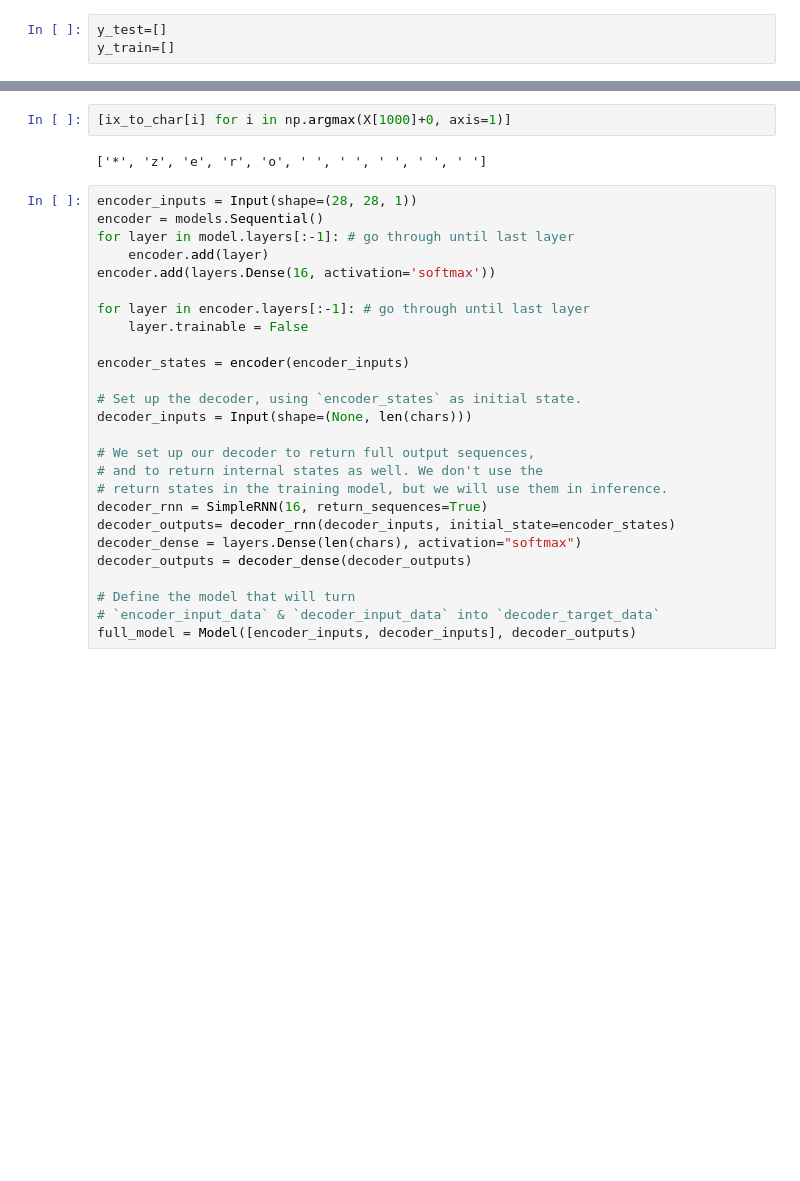
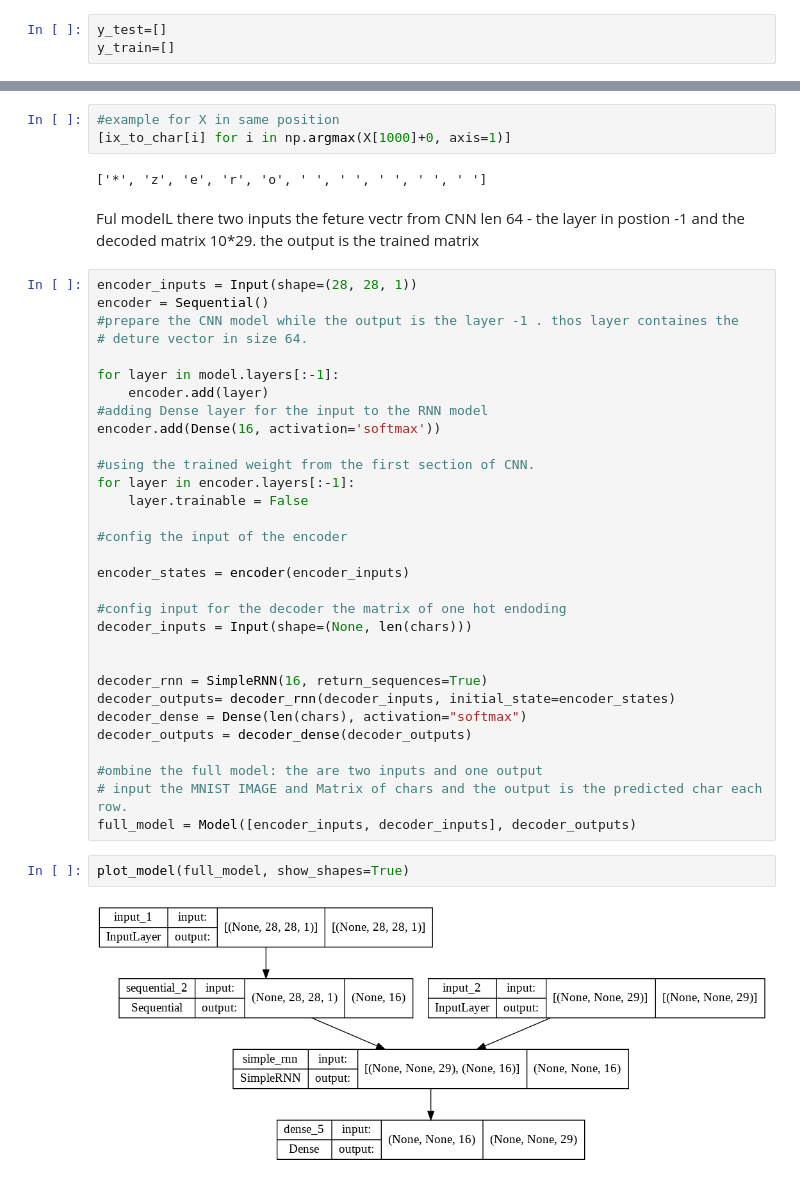
Before and after one commit to JustAlex5/deep_learning, a Jupyter notebook: Final_prj.ipynb, the cells around one changed output, grey strips where cells are left out. Cells and saved outputs as stored; diff of their text form; blank space fills up the shorter version.

```diff
--- a/Final_prj.ipynb
+++ b/Final_prj.ipynb
@@ -169,33 +175,45 @@ for i, seq in enumerate(y_train):
 # %%
+#example for X in same position
 [ix_to_char[i] for i in np.argmax(X[1000]+0, axis=1)]
 # %% [output]
 ['*', 'z', 'e', 'r', 'o', ' ', ' ', ' ', ' ', ' ']
+# %% [markdown]
+Ful modelL there two inputs the feture vectr from CNN len 64 - the layer in postion -1 and the decoded matrix 10*29. the output is the trained matrix
 # %%
 encoder_inputs = Input(shape=(28, 28, 1))
-encoder = models.Sequential()
-for layer in model.layers[:-1]: # go through until last layer
+encoder = Sequential()
+#prepare the CNN model while the output is the layer -1 . thos layer containes the
+# deture vector in size 64.
+
+for layer in model.layers[:-1]:
     encoder.add(layer)
-encoder.add(layers.Dense(16, activation='softmax'))
+#adding Dense layer for the input to the RNN model
+encoder.add(Dense(16, activation='softmax'))
 
-for layer in encoder.layers[:-1]: # go through until last layer
+#using the trained weight from the first section of CNN.
+for layer in encoder.layers[:-1]:
     layer.trainable = False
+
+#config the input of the encoder
 
 encoder_states = encoder(encoder_inputs)
 
-# Set up the decoder, using `encoder_states` as initial state.
+#config input for the decoder the matrix of one hot endoding
 decoder_inputs = Input(shape=(None, len(chars)))
 
-# We set up our decoder to return full output sequences,
-# and to return internal states as well. We don't use the
-# return states in the training model, but we will use them in inference.
+
 decoder_rnn = SimpleRNN(16, return_sequences=True)
 decoder_outputs= decoder_rnn(decoder_inputs, initial_state=encoder_states)
-decoder_dense = layers.Dense(len(chars), activation="softmax")
+decoder_dense = Dense(len(chars), activation="softmax")
 decoder_outputs = decoder_dense(decoder_outputs)
 
-# Define the model that will turn
-# `encoder_input_data` & `decoder_input_data` into `decoder_target_data`
+#ombine the full model: the are two inputs and one output
+# input the MNIST IMAGE and Matrix of chars and the output is the predicted char each row.
 full_model = Model([encoder_inputs, decoder_inputs], decoder_outputs)
+# %%
+plot_model(full_model, show_shapes=True)
+# %% [output]
+[figure, added]
 # %%
 full_model.summary()
 # %% [output]
```
Also changed, not shown: parts of 59 cells of this notebook.
